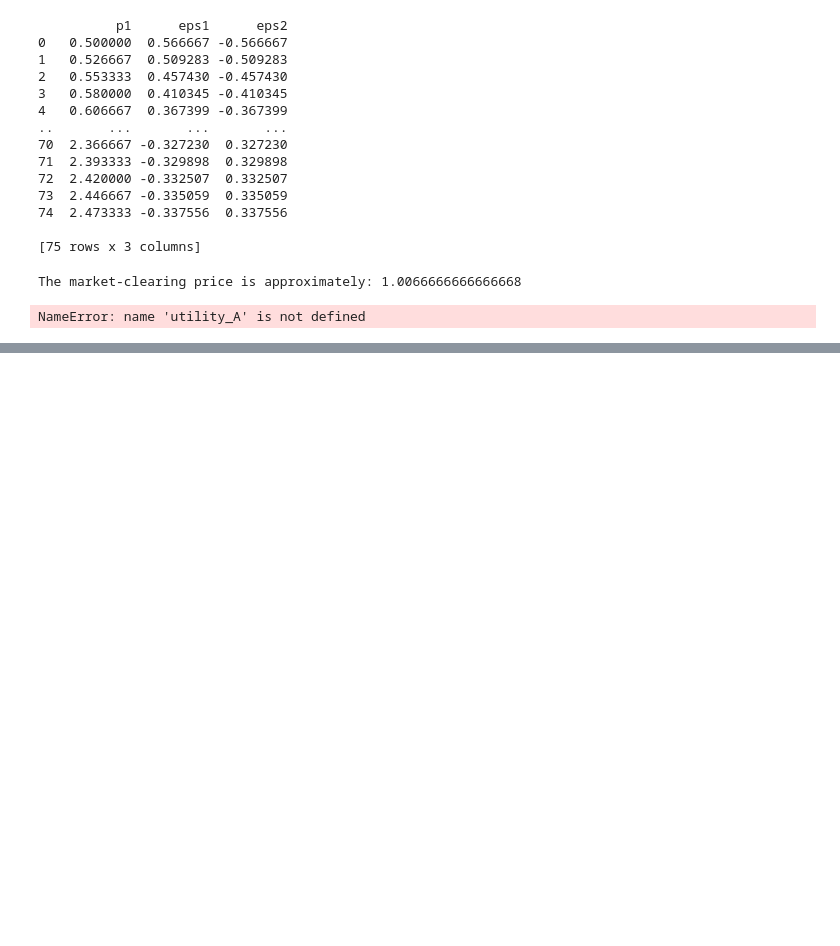
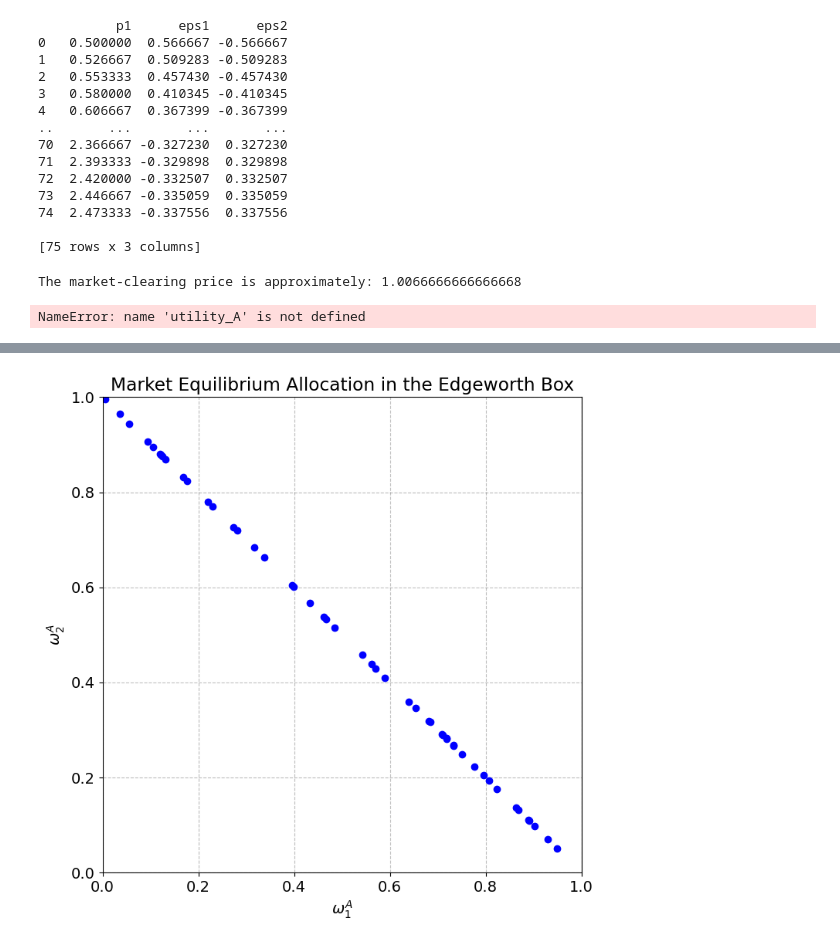
Before and after one commit to NumEconCopenhagen/projects-2024-frederik, a Jupyter notebook: InauguralProject2024.ipynb, the cells around one changed output, grey strips where cells are left out. Saved outputs shown, nothing was run; the diff lists cells and outputs as text; code cells hidden in the pictures; blank space fills up the shorter version.

```diff
--- a/InauguralProject2024.ipynb
+++ b/InauguralProject2024.ipynb
@@ -248,0 +292,31 @@ result_aggregate.x, -result_aggregate.fun
+# %%
+#Spørgsmål 8
+import numpy as np
+import matplotlib.pyplot as plt
+
+# Define the number of elements
+num_elements = 50
+# Generate a random set W with 50 elements where both omega_A1 and omega_A2 are drawn from a uniform distribution U(0,1)
+omega_A1 = np.random.uniform(0, 1, num_elements)
+omega_A2 = np.random.uniform(0, 1, num_elements)
+
+# Create the set W as a collection of tuples (omega_A1, omega_A2)
+W = list(zip(omega_A1, omega_A2))
+
+# Assuming market equilibrium occurs when omega_A1 + omega_A2 = 1 for both goods
+# This is just a placeholder; the actual market equilibrium would depend on the specific utility functions and other conditions
+market_equilibrium = [(omega[0], 1 - omega[0]) for omega in W]
+
+# Plot in the Edgeworth box
+plt.figure(figsize=(8, 8))
+for point in market_equilibrium:
+    plt.plot(point[0], point[1], 'o', color='blue')
+plt.title('Market Equilibrium Allocation in the Edgeworth Box')
+plt.xlabel('$\omega^A_1$')
+plt.ylabel('$\omega^A_2$')
+plt.xlim(0, 1)
+plt.ylim(0, 1)
+plt.grid(True)
+plt.show()
+# %% [output]
+[figure, added]
```
Also changed, not shown: parts of 2 cells of this notebook.
